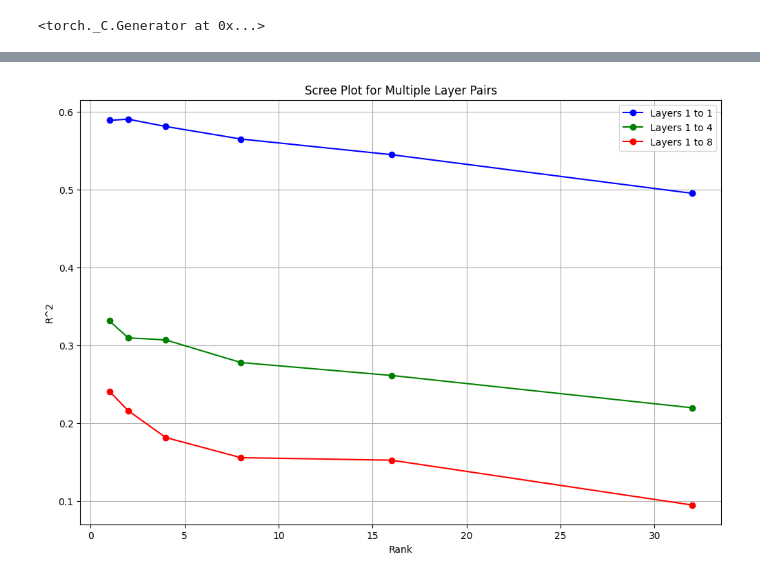
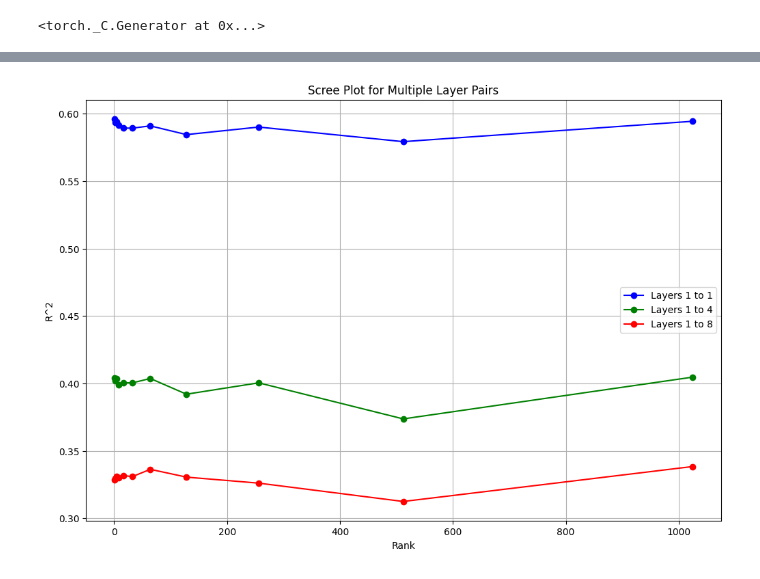
Before and after one commit to sidnb13/tensor-saes, a Jupyter notebook: notebooks/regression.ipynb, the cells around one changed output, grey strips where cells are left out. Saved outputs shown, nothing was run; the diff lists cells and outputs as text; code cells hidden in the pictures.

```diff
--- a/notebooks/regression.ipynb
+++ b/notebooks/regression.ipynb
@@ -38,17 +38,26 @@ class Regression(nn.Module):
 
 
 class NuclearNormLoss(nn.Module):
-    def __init__(self, lam=0.01, rank=None):
+    def __init__(self, lam=0.01, rank=None, mode="l2", delta=1):
         super().__init__()
         self.lam = lam
         self.rank = rank or 1
+        self.mode = mode
+        self.delta = delta
 
     def forward(self, pred, target, weight):
-        mse_loss = torch.mean((pred - target) ** 2)
+        if self.mode == "l2":
+            aux = torch.mean((pred - target) ** 2)
+        elif self.mode == "huber":
+            aux = nn.functional.huber_loss(
+                pred, target, delta=self.delta, reduction="mean"
+            )
+        else:
+            raise ValueError("Invalid mode")
         _, S, _ = torch.linalg.svd(weight)
         # penalize all other ranks
         nuclear_norm = torch.sum(S[self.rank :])
-        return mse_loss + self.lam * nuclear_norm, mse_loss, nuclear_norm
+        return aux + self.lam * nuclear_norm, aux, nuclear_norm
 # %%
 def train_and_evaluate(
     model,
@@ -56,11 +65,13 @@ def train_and_evaluate(
     i,
     j,
     rank,
-    batch_size=64,
+    batch_size=256,
     lam=0.1,
     lr=1e-2,
     steps=20,
+    log_interval=10,
     eval_steps=10,
+    mode="l2",
     device="cuda",
 ):
     split_dataset = dataset.train_test_split(test_size=0.2)
@@ -78,7 +89,7 @@ def train_and_evaluate(
     nn.init.zeros_(linear_model.linear.weight)
     nn.init.zeros_(linear_model.linear.bias)
 
-    criterion = NuclearNormLoss(lam=lam, rank=rank)
+    criterion = NuclearNormLoss(lam=lam, rank=rank, mode=mode)
     opt = torch.optim.SGD(linear_model.parameters(), lr=lr)
 
     train_iter = cycle(train_dataloader)
@@ -100,12 +111,17 @@ def train_and_evaluate(
             linear_model(F.normalize(layer_i_acts, p=2, dim=-1)),
             F.normalize(layer_j_acts, p=2, dim=-1),
         )
-        loss, l2, nnorm = criterion(pred, target, linear_model.linear.weight)
+        loss, aux, nnorm = criterion(pred, target, linear_model.linear.weight)
 
         with torch.no_grad():
             l2_full = torch.mean((pred - target) ** 2, dim=(0, 2))
             var = torch.var(target, dim=(0, 2))
             fvu = (l2_full / var).mean()
+
+        if step % log_interval == 0:
+            print(
+                f"Step {step}: Loss: {loss.item():.4f}, aux: {aux.item():.4f}, NNorm: {nnorm.item():.4f} FVU: {fvu.item():.4f}"
+            )
 
         loss.backward()
         opt.step()
@@ -141,10 +157,23 @@ def train_and_evaluate(
     test_fvu = total_fvu / eval_steps
     test_r2 = 1 - test_fvu
 
+    print(f"Test FVU: {test_fvu:.4f}, R^2: {test_r2:.4f}")
+
     return test_r2
 
 
-def create_scree_plot(model, dataset, layer_pairs, ranks):
+def create_scree_plot(
+    model,
+    dataset,
+    layer_pairs,
+    ranks,
+    steps=20,
+    eval_steps=10,
+    log_interval=10,
+    lam=0.1,
+    batch_size=256,
+    mode="l2",
+):
     plt.figure(figsize=(12, 8))
 
     colors = ["b", "g", "r", "c", "m", "y", "k"]  # Add more colors if needed
@@ -152,7 +181,19 @@ def create_scree_plot(model, dataset, layer_pairs, ranks):
     for idx, (i, j) in enumerate(layer_pairs):
         r2_values = []
         for rank in ranks:
-            r2 = train_and_evaluate(model, dataset, i, j, rank, steps=20)
+            r2 = train_and_evaluate(
+                model,
+                dataset,
+                i,
+                j,
+                rank,
+                steps=steps,
+                eval_steps=eval_steps,
+                log_interval=log_interval,
+                lam=lam,
+                batch_size=batch_size,
+                mode=mode,
+            )
             r2_values.append(r2)
 
         color = colors[idx % len(colors)]
@@ -167,7 +208,17 @@ def create_scree_plot(model, dataset, layer_pairs, ranks):
 
 
 # Usage
-ranks = [1, 2, 4, 8, 16, 32]
+ranks = [1, 2, 4, 8, 16, 32, 64, 128, 256, 512, 1024]
 layer_pairs = [(1, 1), (1, 4), (1, 8)]  # Add more layer pairs as needed
-create_scree_plot(model, dataset, layer_pairs, ranks)
+create_scree_plot(
+    model,
+    dataset,
+    layer_pairs,
+    ranks,
+    steps=500,
+    log_interval=100,
+    lam=1e-1,
+    mode="huber",
+    batch_size=64
+)
 # %% [output]
@@ -174 +242 @@ create_scree_plot(model, dataset, layer_pairs, ranks)
-[figure, old version]
+[figure, new version]
```
Also changed, not shown: parts of 1 cell of this notebook, 6 other files.
